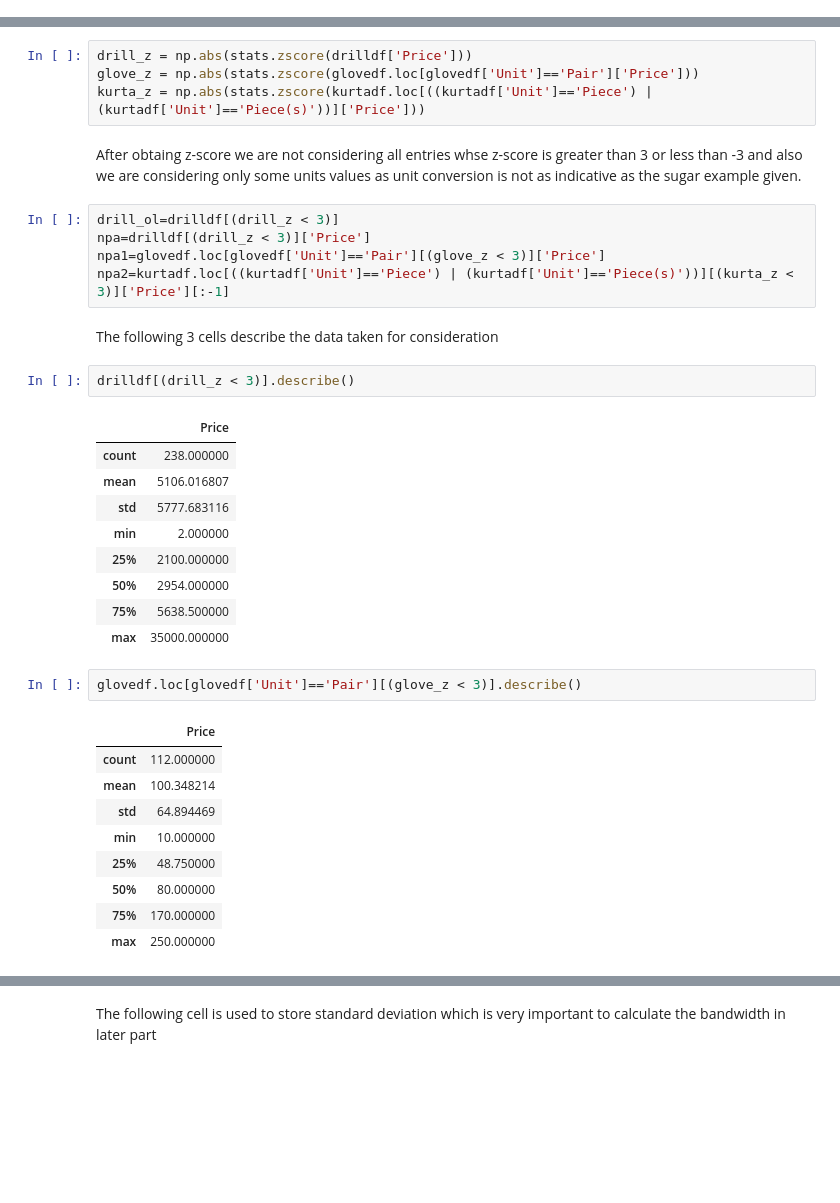
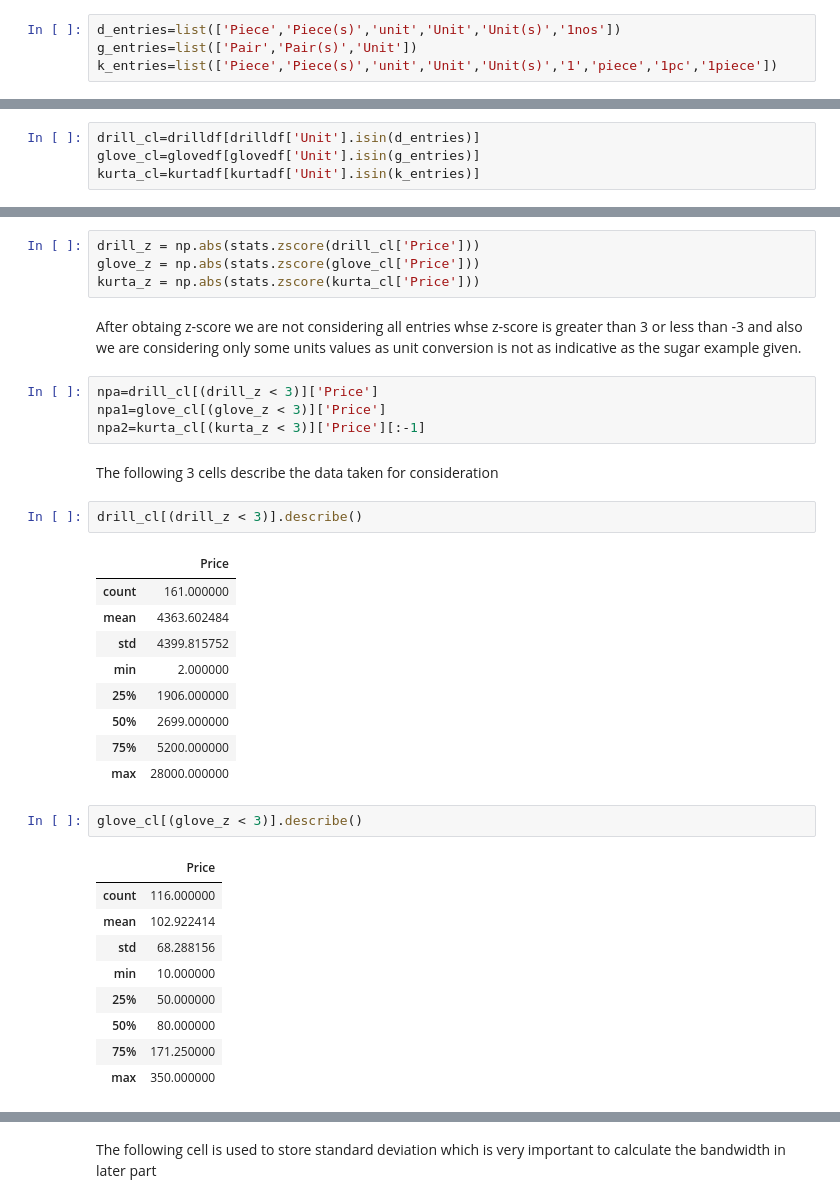
Before and after one commit to princeofpython/IndiaMart-Hackathon-2k19, a Jupyter notebook: phase1.ipynb, the cells around one changed output, grey strips where cells are left out. Drawn from its saved outputs; the diff is of its cells as text; blank space fills up the shorter version.

```diff
--- a/phase1.ipynb
+++ b/phase1.ipynb
@@ -113,0 +116,4 @@ Name: Unit, Length: 89, dtype: int64
+# %%
+d_entries=list(['Piece','Piece(s)','unit','Unit','Unit(s)','1nos'])
+g_entries=list(['Pair','Pair(s)','Unit'])
+k_entries=list(['Piece','Piece(s)','unit','Unit','Unit(s)','1','piece','1pc','1piece'])
@@ -117,3 +131,7 @@ Z-score is meausure of how much given sample is deviating compared to Standaed d
 In python the function is available in scipy.stats which we are using in the following cells
 
 **note:**we are calculating only abolsolute values as sign of z-score doesn't matter in finding outliers
+# %%
+drill_cl=drilldf[drilldf['Unit'].isin(d_entries)]
+glove_cl=glovedf[glovedf['Unit'].isin(g_entries)]
+kurta_cl=kurtadf[kurtadf['Unit'].isin(k_entries)]
@@ -120,37 +150,36 @@ In python the function is available in scipy.stats which we are using in the fol
 # %%
-drill_z = np.abs(stats.zscore(drilldf['Price']))
-glove_z = np.abs(stats.zscore(glovedf.loc[glovedf['Unit']=='Pair']['Price']))
-kurta_z = np.abs(stats.zscore(kurtadf.loc[((kurtadf['Unit']=='Piece') | (kurtadf['Unit']=='Piece(s)'))]['Price']))
+drill_z = np.abs(stats.zscore(drill_cl['Price']))
+glove_z = np.abs(stats.zscore(glove_cl['Price']))
+kurta_z = np.abs(stats.zscore(kurta_cl['Price']))
 # %% [markdown]
 After obtaing z-score we are not considering all entries whse z-score is greater than 3 or less than -3 and also we are considering only some units values as unit conversion is not as indicative as the sugar example given.
 # %%
-drill_ol=drilldf[(drill_z < 3)]
-npa=drilldf[(drill_z < 3)]['Price']
-npa1=glovedf.loc[glovedf['Unit']=='Pair'][(glove_z < 3)]['Price']
-npa2=kurtadf.loc[((kurtadf['Unit']=='Piece') | (kurtadf['Unit']=='Piece(s)'))][(kurta_z < 3)]['Price'][:-1]
+npa=drill_cl[(drill_z < 3)]['Price']
+npa1=glove_cl[(glove_z < 3)]['Price']
+npa2=kurta_cl[(kurta_z < 3)]['Price'][:-1]
 # %% [markdown]
 The following 3 cells describe the data taken for consideration
 # %%
-drilldf[(drill_z < 3)].describe()
+drill_cl[(drill_z < 3)].describe()
 # %% [output]
 |  | Price |
-| count | 238.000000 |
-| mean | 5106.016807 |
-| std | 5777.683116 |
+| count | 161.000000 |
+| mean | 4363.602484 |
+| std | 4399.815752 |
 | min | 2.000000 |
-| 25% | 2100.000000 |
-| 50% | 2954.000000 |
-| 75% | 5638.500000 |
-| max | 35000.000000 |
+| 25% | 1906.000000 |
+| 50% | 2699.000000 |
+| 75% | 5200.000000 |
+| max | 28000.000000 |
 # %%
-glovedf.loc[glovedf['Unit']=='Pair'][(glove_z < 3)].describe()
+glove_cl[(glove_z < 3)].describe()
 # %% [output]
 |  | Price |
-| count | 112.000000 |
-| mean | 100.348214 |
-| std | 64.894469 |
+| count | 116.000000 |
+| mean | 102.922414 |
+| std | 68.288156 |
 | min | 10.000000 |
-| 25% | 48.750000 |
+| 25% | 50.000000 |
 | 50% | 80.000000 |
-| 75% | 170.000000 |
-| max | 250.000000 |
+| 75% | 171.250000 |
+| max | 350.000000 |
```
Also changed, not shown: parts of 22 cells of this notebook.
